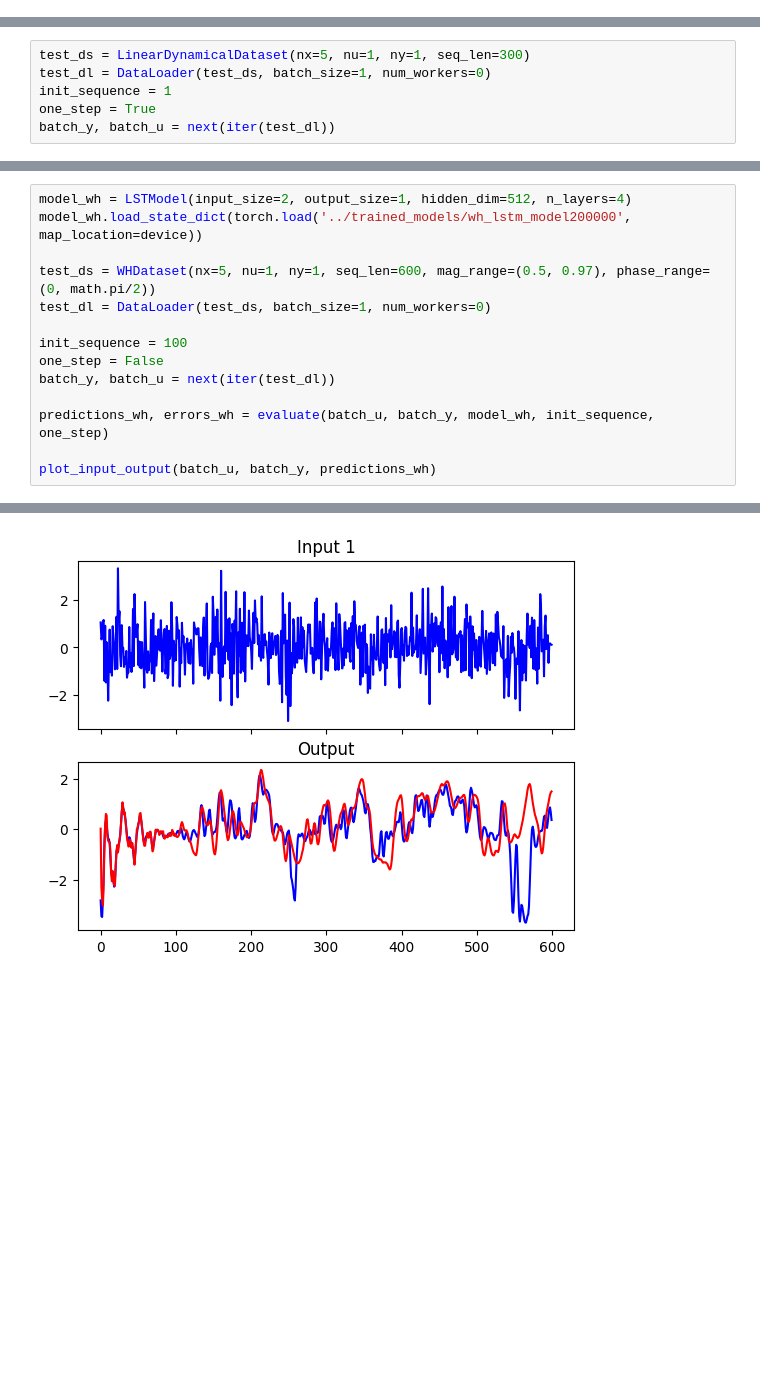
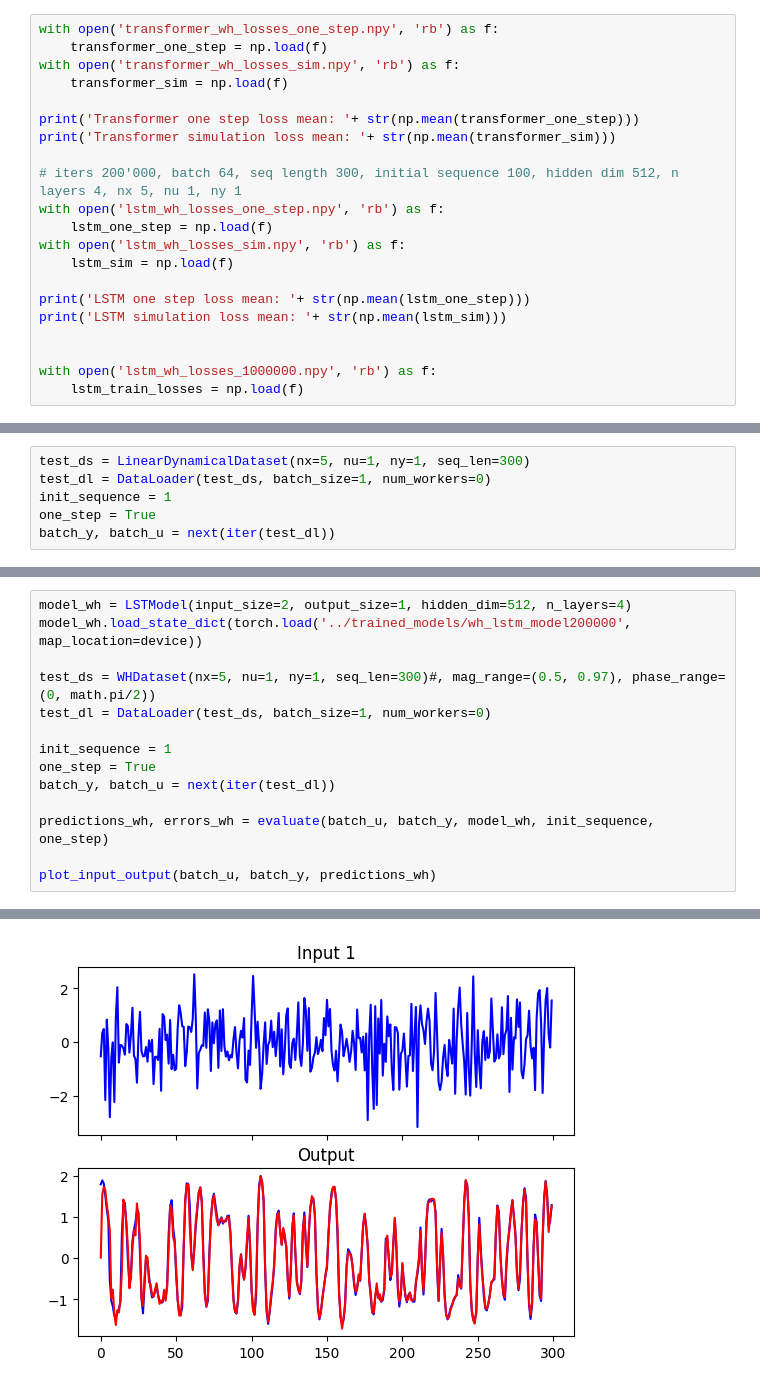
Before and after one commit to forgi86/sysid-transformers, a Jupyter notebook: plots/plot_gen.ipynb, the cells around one changed output, grey strips where cells are left out. Saved outputs shown, nothing was run; the diff lists cells and outputs as text; blank space fills up the shorter version.

Commit message:
test-train onestep lstm

```diff
--- a/plots/plot_gen.ipynb
+++ b/plots/plot_gen.ipynb
@@ -113,0 +118,21 @@ plt.show()
+# %%
+with open('transformer_wh_losses_one_step.npy', 'rb') as f:
+    transformer_one_step = np.load(f)
+with open('transformer_wh_losses_sim.npy', 'rb') as f:
+    transformer_sim = np.load(f)
+
+print('Transformer one step loss mean: '+ str(np.mean(transformer_one_step)))
+print('Transformer simulation loss mean: '+ str(np.mean(transformer_sim)))
+
+# iters 200'000, batch 64, seq length 300, initial sequence 100, hidden dim 512, n layers 4, nx 5, nu 1, ny 1
+with open('lstm_wh_losses_one_step.npy', 'rb') as f:
+    lstm_one_step = np.load(f)
+with open('lstm_wh_losses_sim.npy', 'rb') as f:
+    lstm_sim = np.load(f)
+
+print('LSTM one step loss mean: '+ str(np.mean(lstm_one_step)))
+print('LSTM simulation loss mean: '+ str(np.mean(lstm_sim)))
+
+
+with open('lstm_wh_losses_1000000.npy', 'rb') as f:
+    lstm_train_losses = np.load(f)
@@ -266,11 +381,11 @@ plt.show()
 model_wh = LSTModel(input_size=2, output_size=1, hidden_dim=512, n_layers=4)
 model_wh.load_state_dict(torch.load('../trained_models/wh_lstm_model200000', map_location=device))
 
-test_ds = WHDataset(nx=5, nu=1, ny=1, seq_len=600, mag_range=(0.5, 0.97), phase_range=(0, math.pi/2))
+test_ds = WHDataset(nx=5, nu=1, ny=1, seq_len=300)#, mag_range=(0.5, 0.97), phase_range=(0, math.pi/2))
 test_dl = DataLoader(test_ds, batch_size=1, num_workers=0)
 
-init_sequence = 100
-one_step = False
+init_sequence = 1
+one_step = True
 batch_y, batch_u = next(iter(test_dl))
 
 predictions_wh, errors_wh = evaluate(batch_u, batch_y, model_wh, init_sequence, one_step)
@@ -282,4 +397,4 @@ loss without initial sequence:
-[figure, old version]
+[figure, new version]
 # %%
 plt.xlabel("Sequence")
 plt.ylabel("Error")
```
Also changed, not shown: parts of 17 cells of this notebook, 11 other files.
